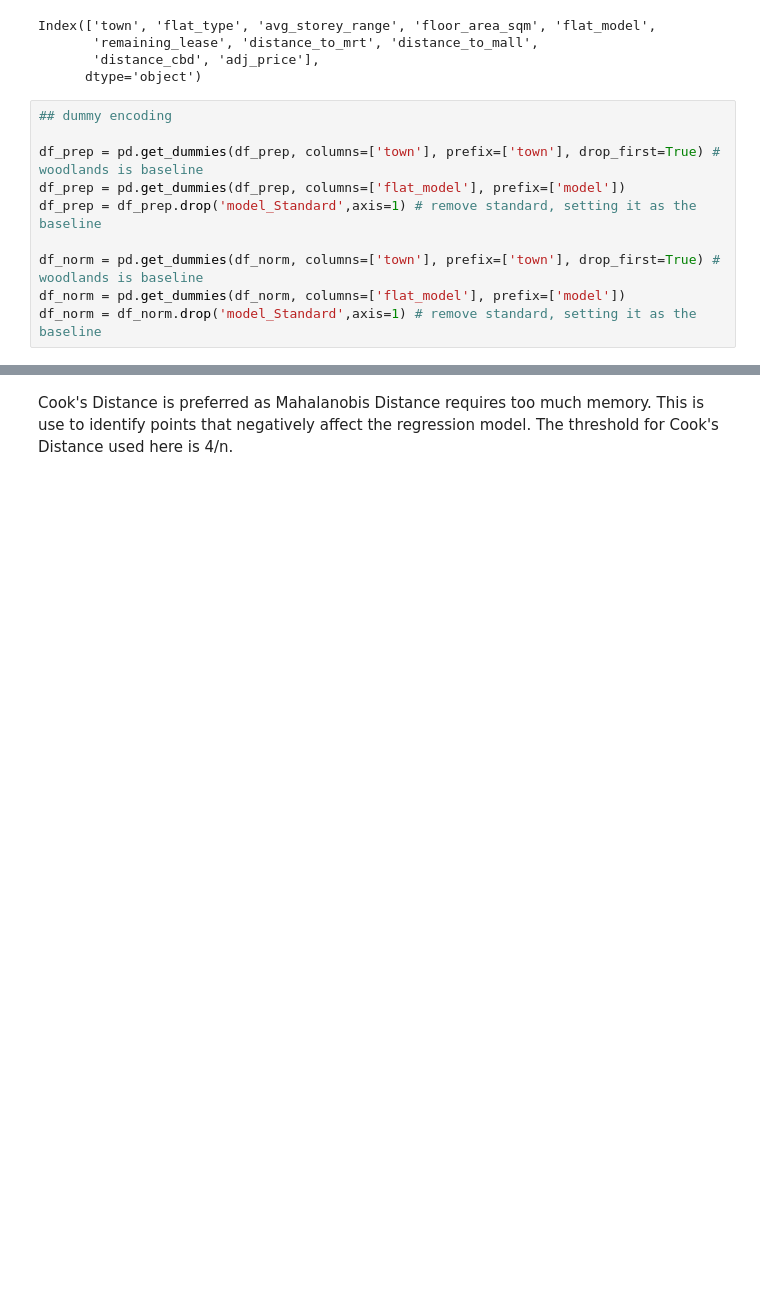
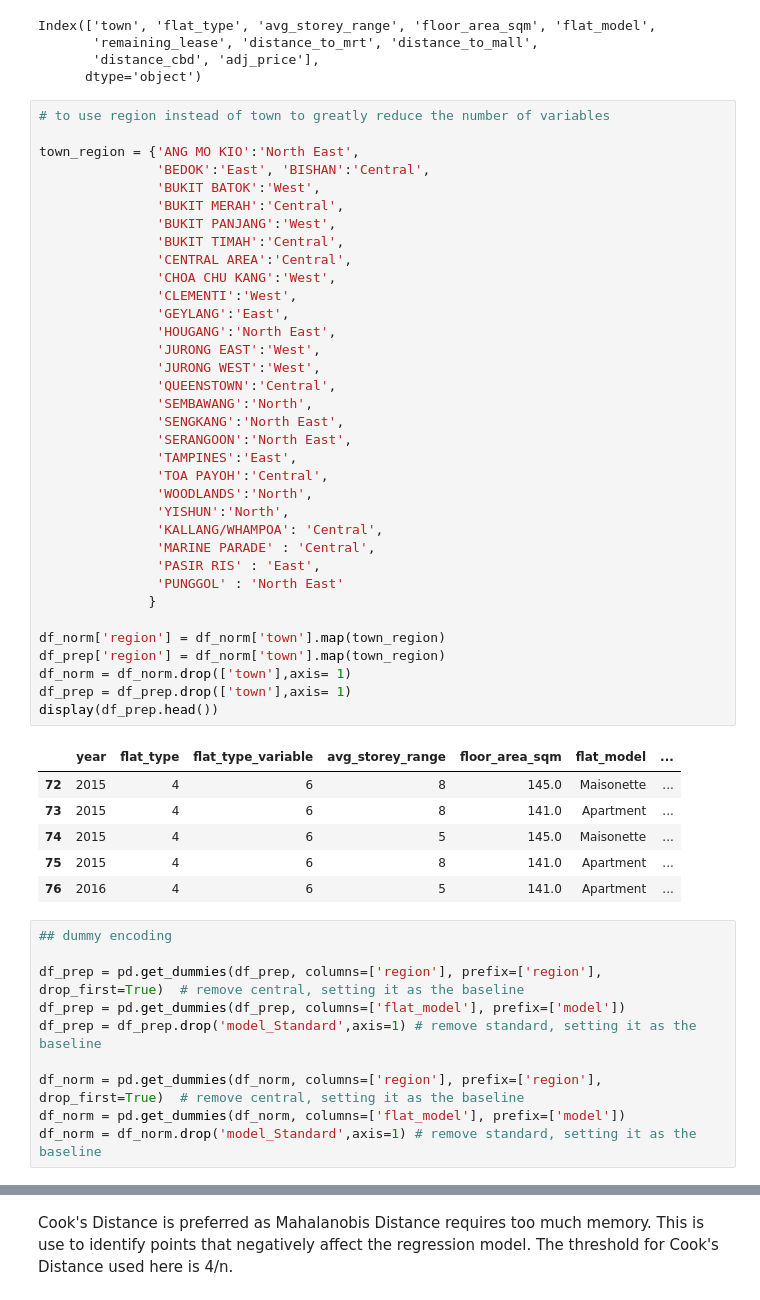
Before and after one commit to ywywp/hdb_price_prediction, a Jupyter notebook: data_prep.ipynb, the cells around one changed output, grey strips where cells are left out. Drawn from its saved outputs; the diff is of its cells as text; blank space fills up the shorter version.

```diff
--- a/data_prep.ipynb
+++ b/data_prep.ipynb
@@ -208,13 +214,55 @@ Index(['town', 'flat_type', 'avg_storey_range', 'floor_area_sqm', 'flat_model',
        'remaining_lease', 'distance_to_mrt', 'distance_to_mall',
        'distance_cbd', 'adj_price'],
       dtype='object')
+# %%
+# to use region instead of town to greatly reduce the number of variables
+
+town_region = {'ANG MO KIO':'North East',
+               'BEDOK':'East', 'BISHAN':'Central',
+               'BUKIT BATOK':'West',
+               'BUKIT MERAH':'Central',
+               'BUKIT PANJANG':'West',
+               'BUKIT TIMAH':'Central',
+               'CENTRAL AREA':'Central',
+               'CHOA CHU KANG':'West',
+               'CLEMENTI':'West',
+               'GEYLANG':'East',
+               'HOUGANG':'North East',
+               'JURONG EAST':'West',
+               'JURONG WEST':'West',
+               'QUEENSTOWN':'Central',
+               'SEMBAWANG':'North',
+               'SENGKANG':'North East',
+               'SERANGOON':'North East',
+               'TAMPINES':'East',
+               'TOA PAYOH':'Central',
+               'WOODLANDS':'North',
+               'YISHUN':'North',
+               'KALLANG/WHAMPOA': 'Central',
+               'MARINE PARADE' : 'Central',
+               'PASIR RIS' : 'East',
+               'PUNGGOL' : 'North East'
+              }
+
+df_norm['region'] = df_norm['town'].map(town_region)
+df_prep['region'] = df_norm['town'].map(town_region)
+df_norm = df_norm.drop(['town'],axis= 1)
+df_prep = df_prep.drop(['town'],axis= 1)
+display(df_prep.head())
+# %% [output]
+|  | year | flat_type | flat_type_variable | avg_storey_range | floor_area_sqm | flat_model | ... |
+| 72 | 2015 | 4 | 6 | 8 | 145.0 | Maisonette | ... |
+| 73 | 2015 | 4 | 6 | 8 | 141.0 | Apartment | ... |
+| 74 | 2015 | 4 | 6 | 5 | 145.0 | Maisonette | ... |
+| 75 | 2015 | 4 | 6 | 8 | 141.0 | Apartment | ... |
+| 76 | 2016 | 4 | 6 | 5 | 141.0 | Apartment | ... |
 # %%
 ## dummy encoding
 
-df_prep = pd.get_dummies(df_prep, columns=['town'], prefix=['town'], drop_first=True) # woodlands is baseline
+df_prep = pd.get_dummies(df_prep, columns=['region'], prefix=['region'], drop_first=True)  # remove central, setting it as the baseline
 df_prep = pd.get_dummies(df_prep, columns=['flat_model'], prefix=['model'])
 df_prep = df_prep.drop('model_Standard',axis=1) # remove standard, setting it as the baseline
 
-df_norm = pd.get_dummies(df_norm, columns=['town'], prefix=['town'], drop_first=True) # woodlands is baseline
+df_norm = pd.get_dummies(df_norm, columns=['region'], prefix=['region'], drop_first=True)  # remove central, setting it as the baseline
 df_norm = pd.get_dummies(df_norm, columns=['flat_model'], prefix=['model'])
 df_norm = df_norm.drop('model_Standard',axis=1) # remove standard, setting it as the baseline
```
Also changed, not shown: parts of 15 cells of this notebook, 2 other files.
